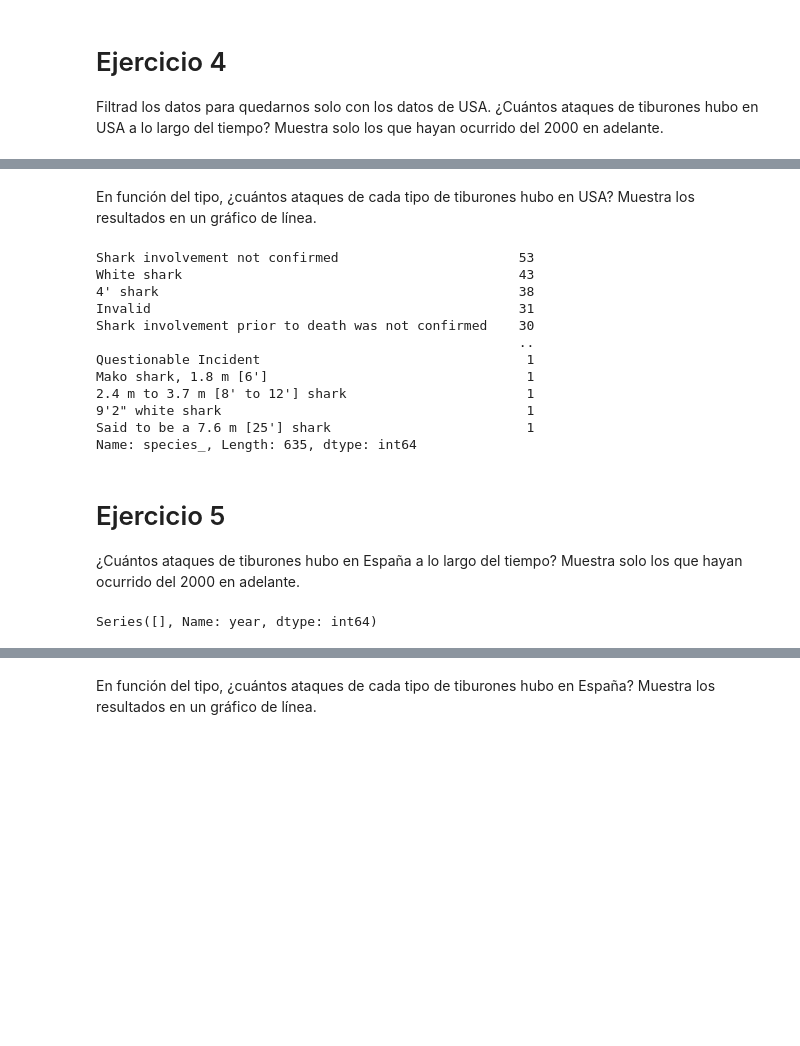
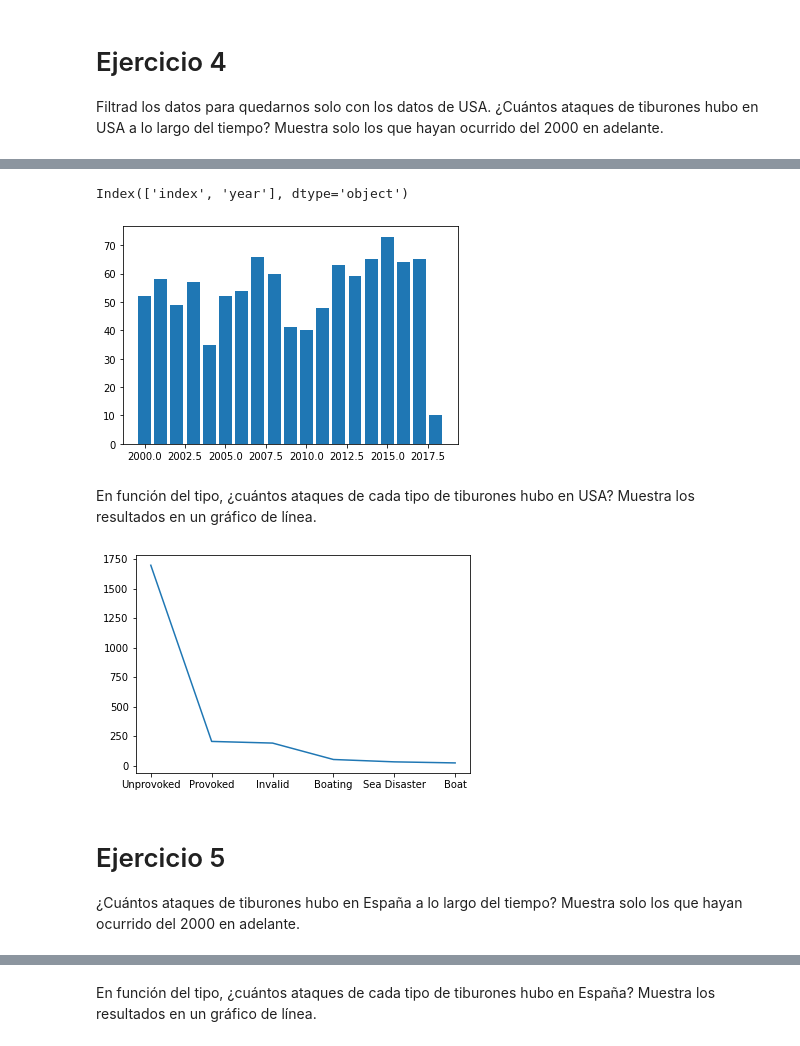
Before and after one commit to Adalab/DA-promo-A-module-2-pairprog-1-pair-1-Tatiana_Lara, a Jupyter notebook: VISUALIZACIÓN/1_Visualización_1.ipynb, the cells around one changed output, grey strips where cells are left out. Drawn from its saved outputs; the diff is of its cells as text; code cells hidden in the pictures; blank space fills up the shorter version.

```diff
--- a/VISUALIZACIÓN/1_Visualización_1.ipynb
+++ b/VISUALIZACIÓN/1_Visualización_1.ipynb
@@ -102,34 +66,33 @@ USA_2000
+# %%
+USA = df[(df["country"] == "USA") & (df["year"] >= 2000)]
+USA_2000_c = USA["year"].value_counts()
+USA_2000_df = USA_2000_c.reset_index() # aca lo convertimos en dataframe
+print(USA_2000_df.columns)
+plt.figure()
+
+x= USA_2000_df["index"]
+y= USA_2000_df["year"]
+
+plt.bar(x,y)
+plt.show()
+# %% [output]
+Index(['index', 'year'], dtype='object')
+[figure, added]
 # %% [markdown]
 En función del tipo, ¿cuántos ataques de cada tipo de tiburones hubo en USA? Muestra los resultados en un gráfico de línea.
 # %%
-usa_types = USA["species_"].value_counts()
-print(usa_types)
-#plt.figure()
+usa_types = USA["type"].value_counts().reset_index()
 
-#x = USA["species_"].unique()
-#y = USA["species_"].value_counts().tolist()
-
-#plt.plot(x, y)
-#plt.show()
+plt.figure()
+x = usa_types["index"]
+y = usa_types["type"]
+plt.plot(x, y)
+plt.show()
 # %% [output]
-Shark involvement not confirmed                       53
-White shark                                           43
-4' shark                                              38
-Invalid                                               31
-Shark involvement prior to death was not confirmed    30
-                                                      ..
-Questionable Incident                                  1
-Mako shark, 1.8 m [6']                                 1
-2.4 m to 3.7 m [8' to 12'] shark                       1
-9'2" white shark                                       1
-Said to be a 7.6 m [25'] shark                         1
-Name: species_, Length: 635, dtype: int64
+[figure, added]
 # %% [markdown]
 # Ejercicio 5
 ¿Cuántos ataques de tiburones hubo en España a lo largo del tiempo? Muestra solo los que hayan ocurrido del 2000 en adelante.
 # %%
 spain = df[df["country"] == "SPAIN"]
-spain
-# %% [output]
-Series([], Name: year, dtype: int64)
 # %%
```
Also changed, not shown: parts of 8 cells of this notebook, 2 other files.
